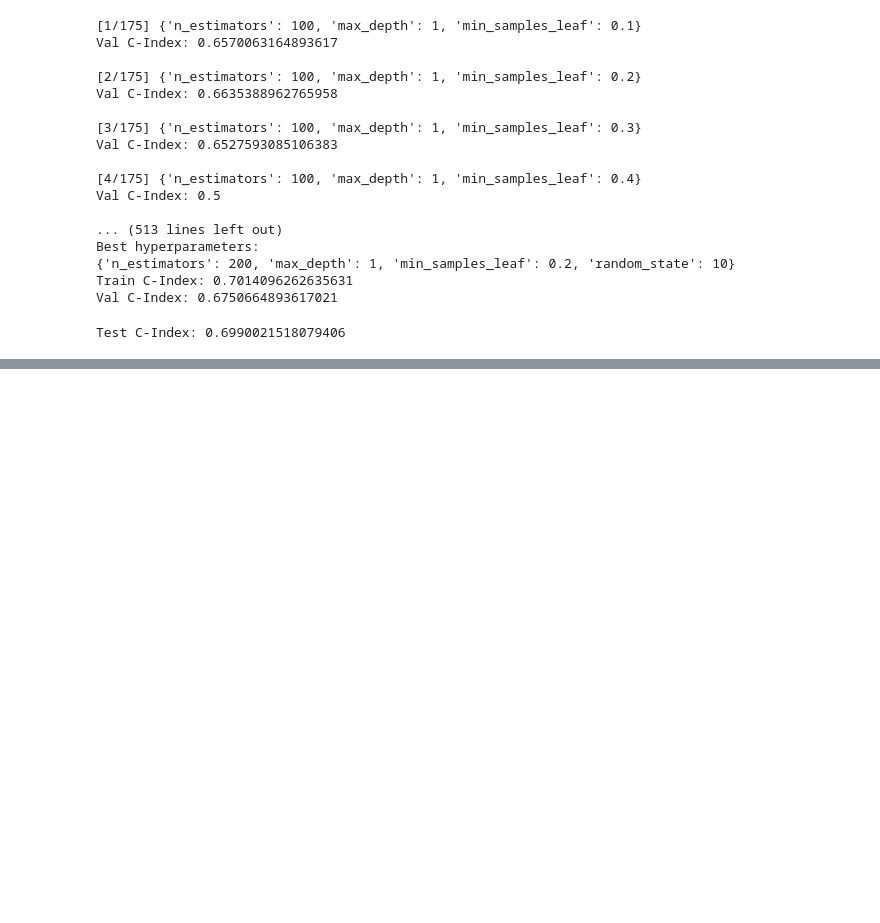
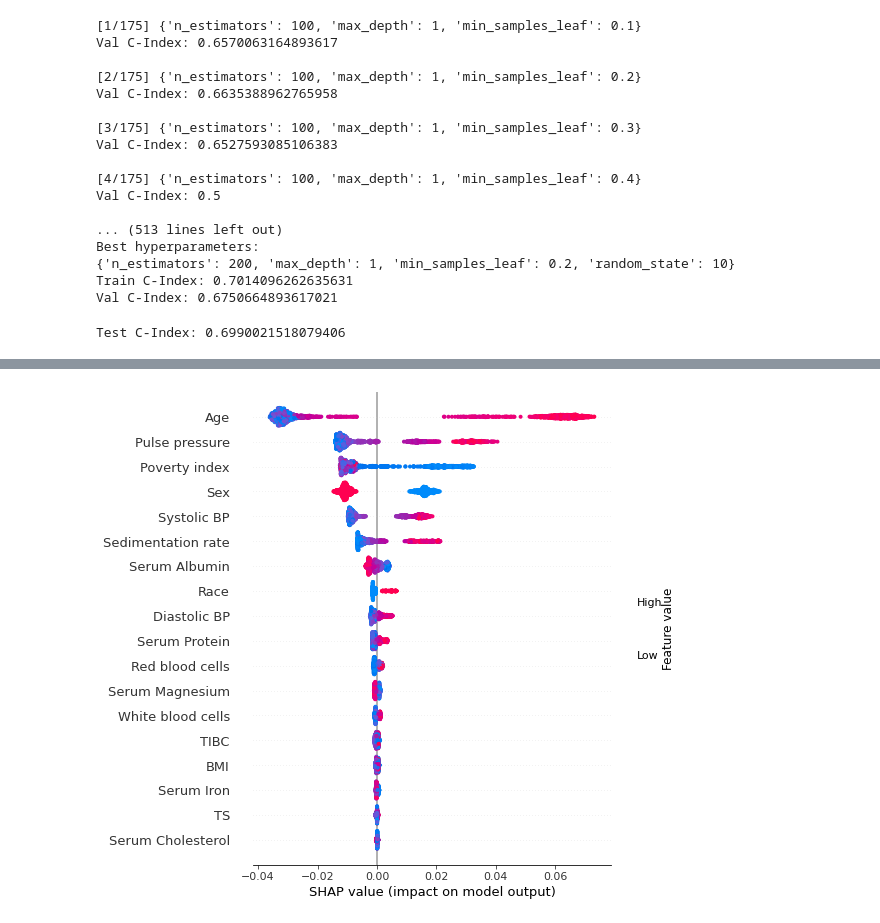
Before and after one commit to siripragadashashank/AI_Medicine_Specialization, a Jupyter notebook: AI_For_Medical_Prognosis/Week2/Risk Modelling using Tree-based Models.ipynb, the cells around one changed output, grey strips where cells are left out. Drawn from its saved outputs; the diff is of its cells as text; code cells hidden in the pictures; blank space fills up the shorter version.

```diff
--- a/AI_For_Medical_Prognosis/Week2/Risk Modelling using Tree-based Models.ipynb
+++ b/AI_For_Medical_Prognosis/Week2/Risk Modelling using Tree-based Models.ipynb
@@ -431,0 +622,20 @@ Test C-Index: 0.6990021518079406
+# %%
+# Define ranges for the random forest hyperparameter search
+hyperparams = {
+    ### START CODE HERE (REPLACE array values with your code) ###
+
+    # how many trees should be in the forest (int)
+    'n_estimators': [100, 150, 200, 250, 300],
+
+    # the maximum depth of trees in the forest (int)
+    'max_depth': [1, 3, 5, 7, 10, 50, 100],
+
+    # the minimum number of samples in a leaf as a fraction
+    # of the total number of samples in the training set
+    # Can be int (in which case that is the minimum number)
+    # or float (in which case the minimum is that fraction of the
+    # number of training set samples)
+    'min_samples_leaf': [0.1, 0.2, 0.25, 0.3, 0.35, 0.4, 0.45, 0.5],
+
+    ### END CODE HERE ###
+}
@@ -431,0 +744,6 @@ Test C-Index: 0.6990021518079406
+# %%
+shap_values = shap.TreeExplainer(rf_imputed).shap_values(X_test)[1]
+# %%
+shap.summary_plot(shap_values, X_test)
+# %% [output]
+[figure, added]
```
Also changed, not shown: parts of 27 cells of this notebook.
